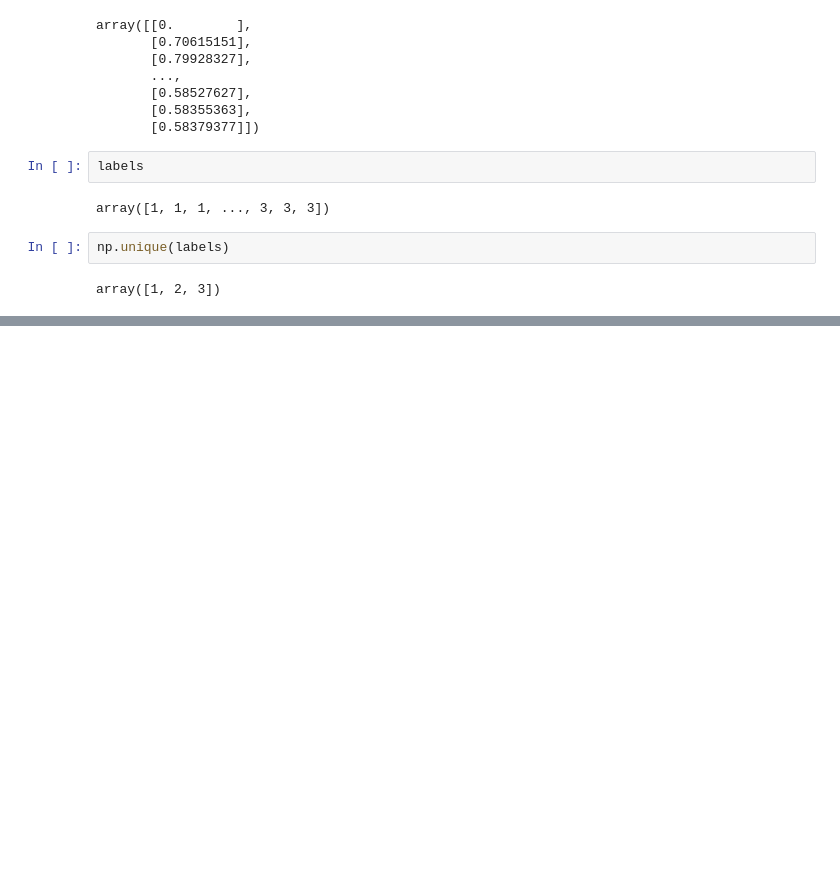
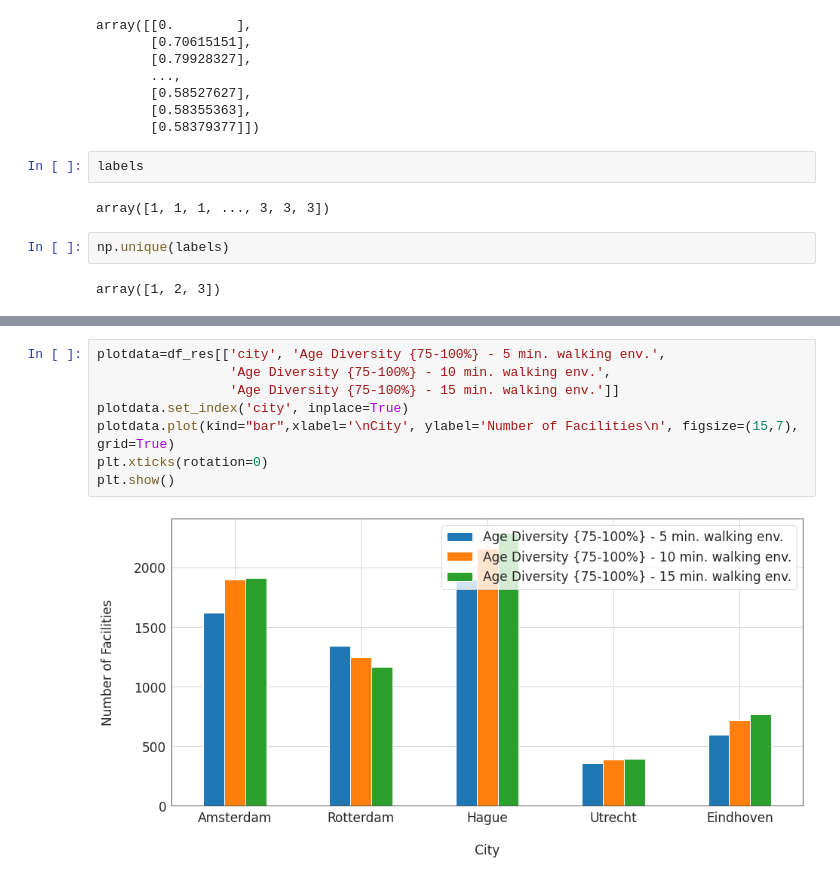
Before and after one commit to MiliasV/coaccessibility, a Jupyter notebook: notebooks/exploration.ipynb, the cells around one changed output, grey strips where cells are left out. Cells and saved outputs as stored; diff of their text form; blank space fills up the shorter version.

```diff
--- a/notebooks/exploration.ipynb
+++ b/notebooks/exploration.ipynb
@@ -619,0 +723,10 @@ array([1, 2, 3])
+# %%
+plotdata=df_res[['city', 'Age Diversity {75-100%} - 5 min. walking env.',
+                 'Age Diversity {75-100%} - 10 min. walking env.',
+                 'Age Diversity {75-100%} - 15 min. walking env.']]
+plotdata.set_index('city', inplace=True)
+plotdata.plot(kind="bar",xlabel='\nCity', ylabel='Number of Facilities\n', figsize=(15,7), grid=True)
+plt.xticks(rotation=0)
+plt.show()
+# %% [output]
+[figure, added]
```
Also changed, not shown: parts of 43 cells of this notebook.
